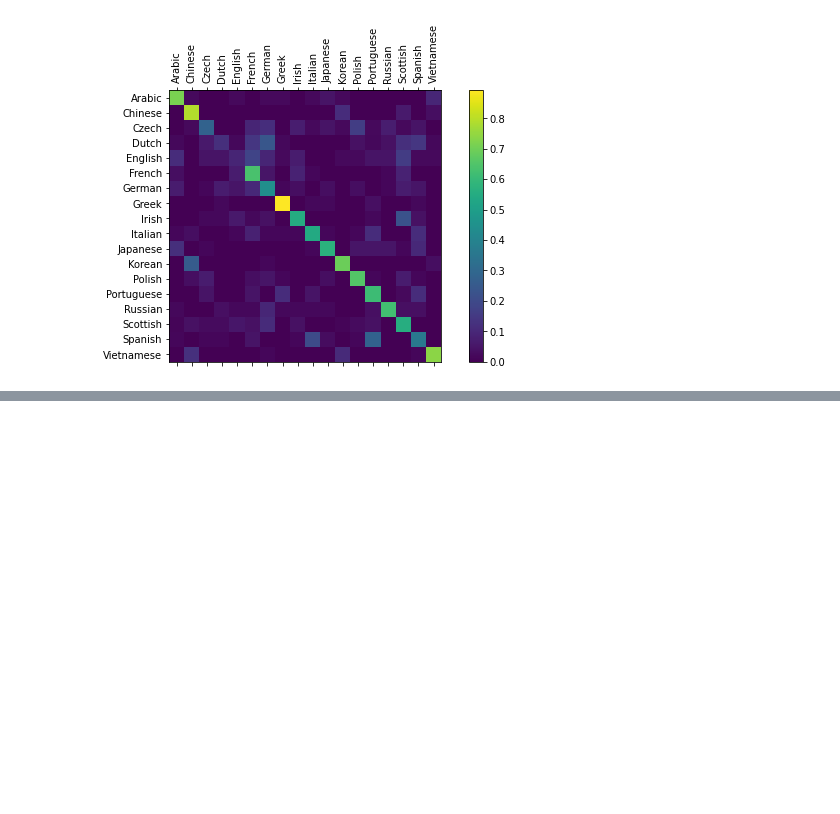
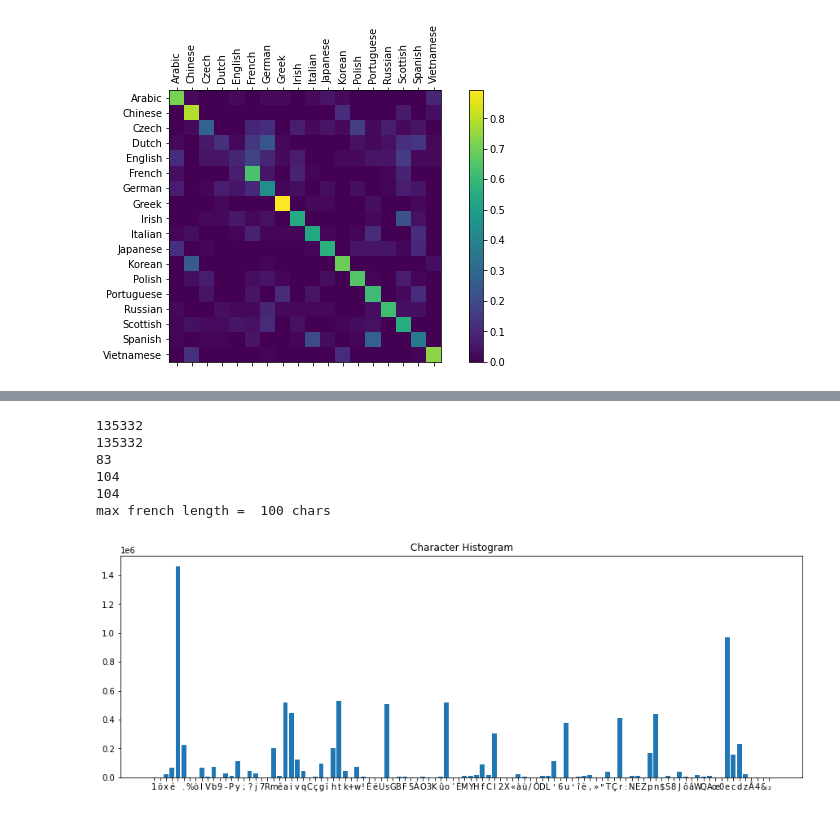
Before and after one commit to hans-elliott99/python-ml, a Jupyter notebook: tutorials/pytorch/rnn-pytorch-implem.ipynb, the cells around one changed output, grey strips where cells are left out. Drawn from its saved outputs; the diff is of its cells as text; code cells hidden in the pictures; blank space fills up the shorter version.

```diff
--- a/tutorials/pytorch/rnn-pytorch-implem.ipynb
+++ b/tutorials/pytorch/rnn-pytorch-implem.ipynb
@@ -624,0 +1015,12 @@ plt.show()
+# %%
+N_SAMPLES = 10
+xs, ys, names, languages = [],[],[], []
+for _ in range(N_SAMPLES):
+    category, line, category_tensor, line_tensor = randomTrainingExample()
+    xs.append(line_tensor)
+    ys.append(category_tensor)
+    names.append(line)
+    languages.append(category)
+
+print(names[:10])
+print(languages[:10])
@@ -624,0 +1289,19 @@ plt.show()
+# %%
+print(len(english))
+print(len(french))
+
+eng_chars = set(''.join(english))
+fra_chars = set(''.join(french))
+all_chars = set(''.join(english + french))
+print(len(eng_chars))
+print(len(fra_chars))
+print(len(all_chars))
+
+print("max french length = ", len(max(french, key=len)), "chars")
+# %% [output]
+135332
+135332
+83
+104
+104
+max french length =  100 chars
@@ -624,0 +1312,14 @@ plt.show()
+# %%
+corpus = ''.join(english+french)
+count_letters = dict()
+
+for c in all_chars:
+    count_letters[c] = corpus.count(c)
+
+plt.figure(figsize=(15,5))
+plt.bar(range(len(count_letters)), list(count_letters.values()), align='center')
+plt.xticks(range(len(count_letters)), list(count_letters.keys()))
+plt.title("Character Histogram")
+plt.show()
+# %% [output]
+[figure, added]
```
Also changed, not shown: parts of 44 cells of this notebook, 1 other file.
